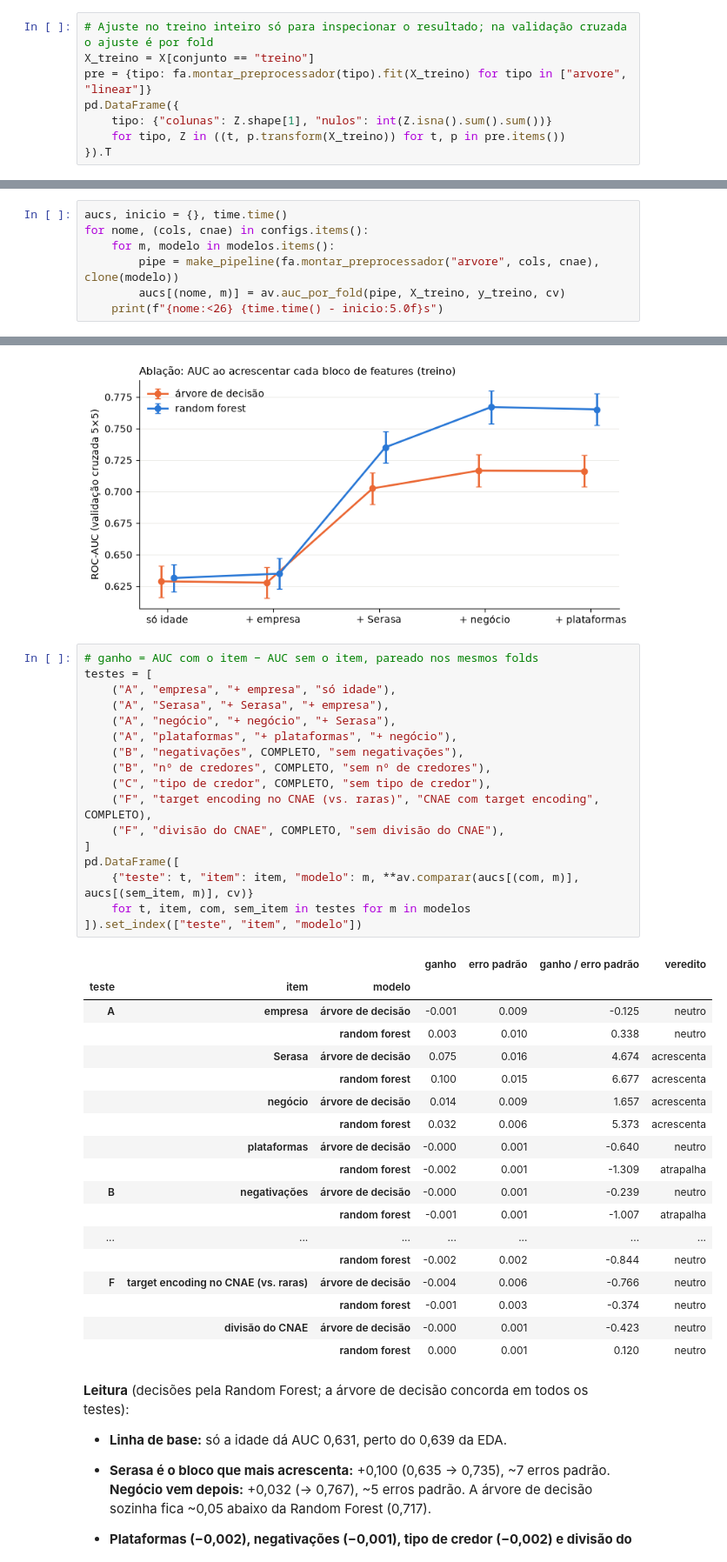
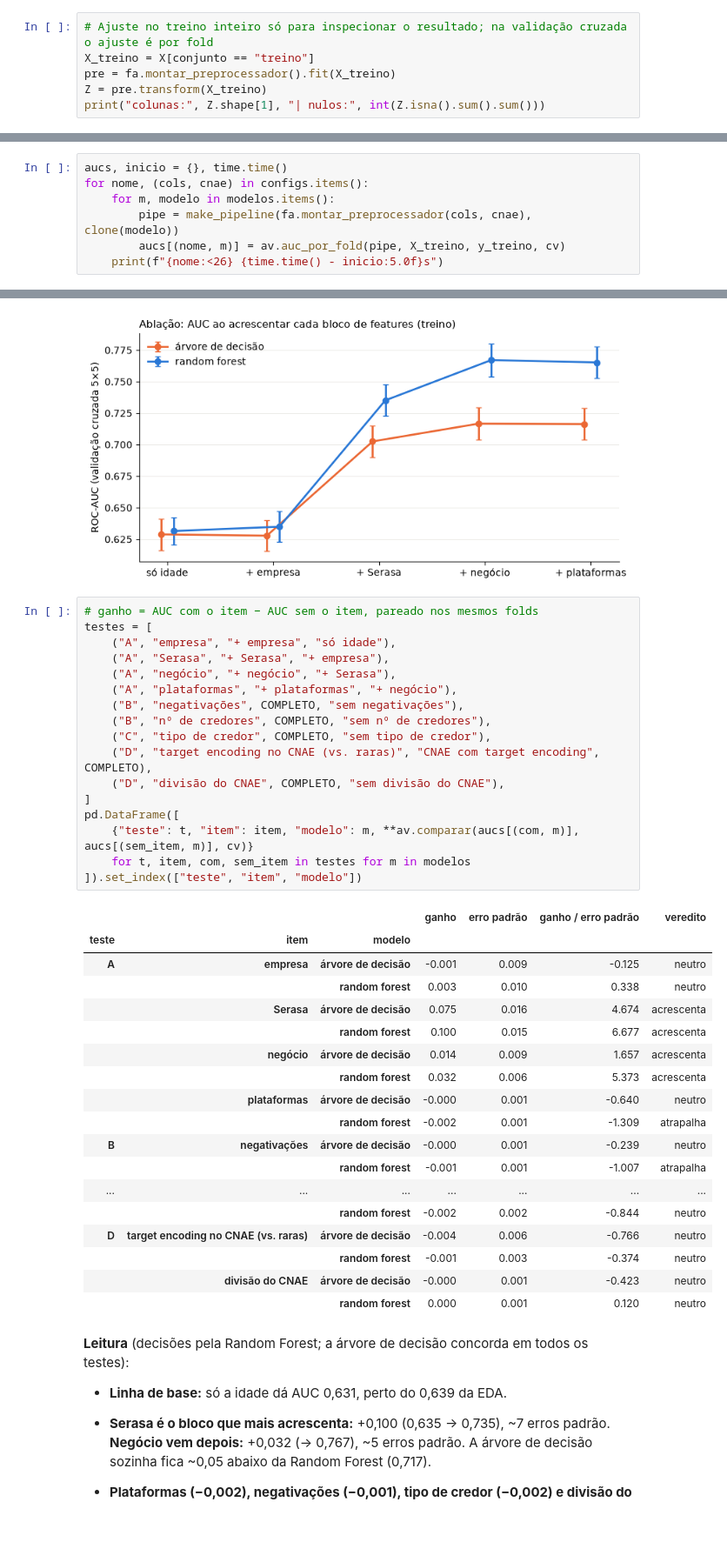
Before and after one commit to willianrupert/Equipe-12-ML, a Jupyter notebook: notebooks/03_features_aplicacao.ipynb, the cells around one changed output, grey strips where cells are left out. Shown at 87% size. Saved outputs shown, nothing was run; the diff lists cells and outputs as text; blank space fills up the shorter version.

```diff
--- a/notebooks/03_features_aplicacao.ipynb
+++ b/notebooks/03_features_aplicacao.ipynb
@@ -362,9 +352,7 @@ Se o teste entrasse nessas contagens, ele influenciaria as regras aplicadas ao t
 # %%
 # Ajuste no treino inteiro só para inspecionar o resultado; na validação cruzada o ajuste é por fold
 X_treino = X[conjunto == "treino"]
-pre = {tipo: fa.montar_preprocessador(tipo).fit(X_treino) for tipo in ["arvore", "linear"]}
-pd.DataFrame({
-    tipo: {"colunas": Z.shape[1], "nulos": int(Z.isna().sum().sum())}
-    for tipo, Z in ((t, p.transform(X_treino)) for t, p in pre.items())
-}).T
+pre = fa.montar_preprocessador().fit(X_treino)
+Z = pre.transform(X_treino)
+print("colunas:", Z.shape[1], "| nulos:", int(Z.isna().sum().sum()))
 # %% [output]
@@ -567,7 +522,7 @@ print(len(configs), "configurações ×", len(modelos), "modelos ×", len(cv), "
 aucs, inicio = {}, time.time()
 for nome, (cols, cnae) in configs.items():
     for m, modelo in modelos.items():
-        pipe = make_pipeline(fa.montar_preprocessador("arvore", cols, cnae), clone(modelo))
+        pipe = make_pipeline(fa.montar_preprocessador(cols, cnae), clone(modelo))
         aucs[(nome, m)] = av.auc_por_fold(pipe, X_treino, y_treino, cv)
     print(f"{nome:<26} {time.time() - inicio:5.0f}s")
 # %% [output]
@@ -616,36 +571,36 @@ plt.tight_layout(); plt.savefig(FIG / "kan5_ablacao.png", dpi=150); plt.show()
 # %%
 # ganho = AUC com o item − AUC sem o item, pareado nos mesmos folds
 testes = [
     ("A", "empresa", "+ empresa", "só idade"),
     ("A", "Serasa", "+ Serasa", "+ empresa"),
     ("A", "negócio", "+ negócio", "+ Serasa"),
     ("A", "plataformas", "+ plataformas", "+ negócio"),
     ("B", "negativações", COMPLETO, "sem negativações"),
     ("B", "nº de credores", COMPLETO, "sem nº de credores"),
     ("C", "tipo de credor", COMPLETO, "sem tipo de credor"),
-    ("F", "target encoding no CNAE (vs. raras)", "CNAE com target encoding", COMPLETO),
-    ("F", "divisão do CNAE", COMPLETO, "sem divisão do CNAE"),
+    ("D", "target encoding no CNAE (vs. raras)", "CNAE com target encoding", COMPLETO),
+    ("D", "divisão do CNAE", COMPLETO, "sem divisão do CNAE"),
 ]
 pd.DataFrame([
     {"teste": t, "item": item, "modelo": m, **av.comparar(aucs[(com, m)], aucs[(sem_item, m)], cv)}
     for t, item, com, sem_item in testes for m in modelos
 ]).set_index(["teste", "item", "modelo"])
 # %% [output]
 |  |  |  | ganho | erro padrão | ganho / erro padrão | veredito |
 | teste | item | modelo |  |  |  |  |
 | A | empresa | árvore de decisão | -0.001 | 0.009 | -0.125 | neutro |
 |  |  | random forest | 0.003 | 0.010 | 0.338 | neutro |
 |  | Serasa | árvore de decisão | 0.075 | 0.016 | 4.674 | acrescenta |
 |  |  | random forest | 0.100 | 0.015 | 6.677 | acrescenta |
 |  | negócio | árvore de decisão | 0.014 | 0.009 | 1.657 | acrescenta |
 |  |  | random forest | 0.032 | 0.006 | 5.373 | acrescenta |
 |  | plataformas | árvore de decisão | -0.000 | 0.001 | -0.640 | neutro |
 |  |  | random forest | -0.002 | 0.001 | -1.309 | atrapalha |
 | B | negativações | árvore de decisão | -0.000 | 0.001 | -0.239 | neutro |
 |  |  | random forest | -0.001 | 0.001 | -1.007 | atrapalha |
 | ... | ... | ... | ... | ... | ... | ... |
 |  |  | random forest | -0.002 | 0.002 | -0.844 | neutro |
-| F | target encoding no CNAE (vs. raras) | árvore de decisão | -0.004 | 0.006 | -0.766 | neutro |
+| D | target encoding no CNAE (vs. raras) | árvore de decisão | -0.004 | 0.006 | -0.766 | neutro |
 |  |  | random forest | -0.001 | 0.003 | -0.374 | neutro |
 |  | divisão do CNAE | árvore de decisão | -0.000 | 0.001 | -0.423 | neutro |
 |  |  | random forest | 0.000 | 0.001 | 0.120 | neutro |
```
Also changed, not shown: parts of 27 cells of this notebook, 3 other files.
